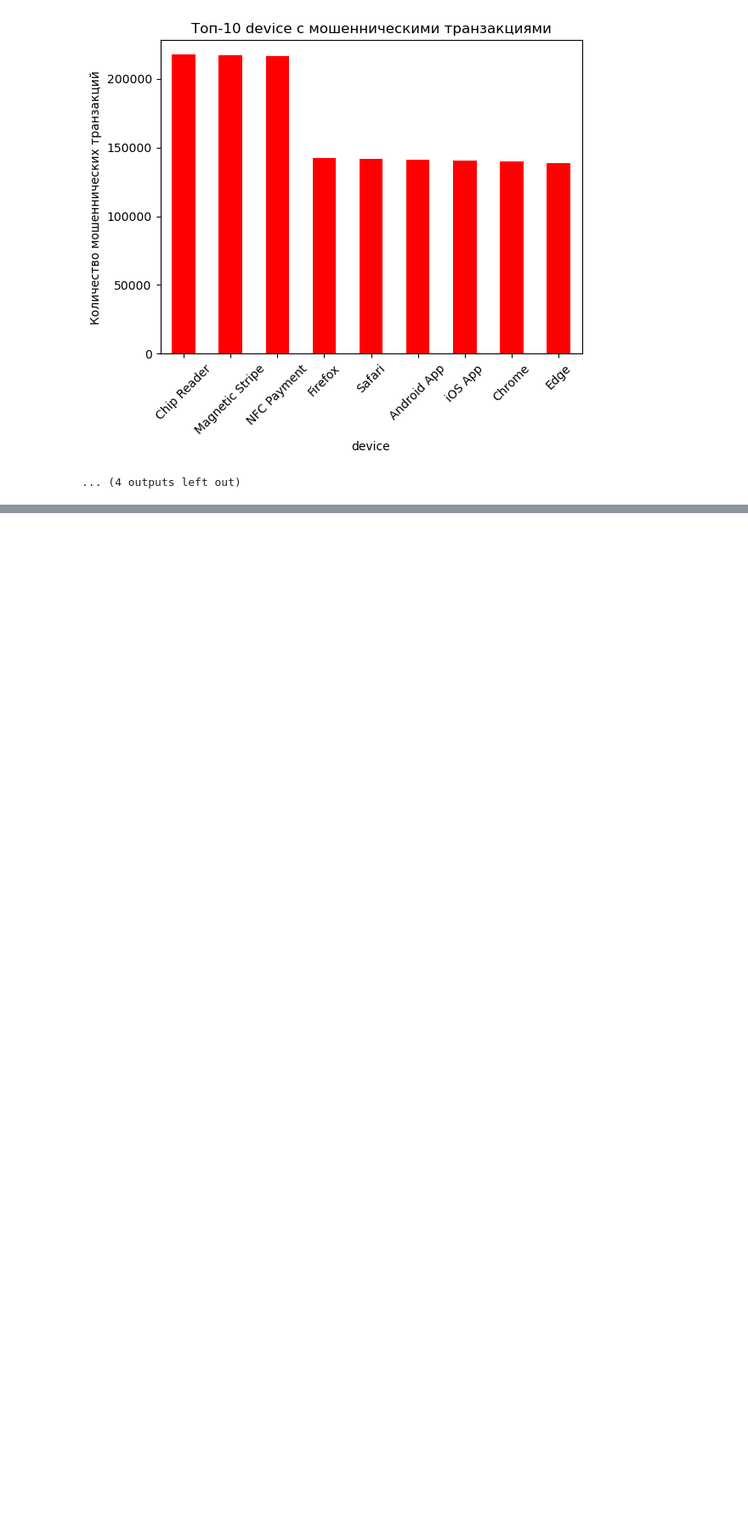
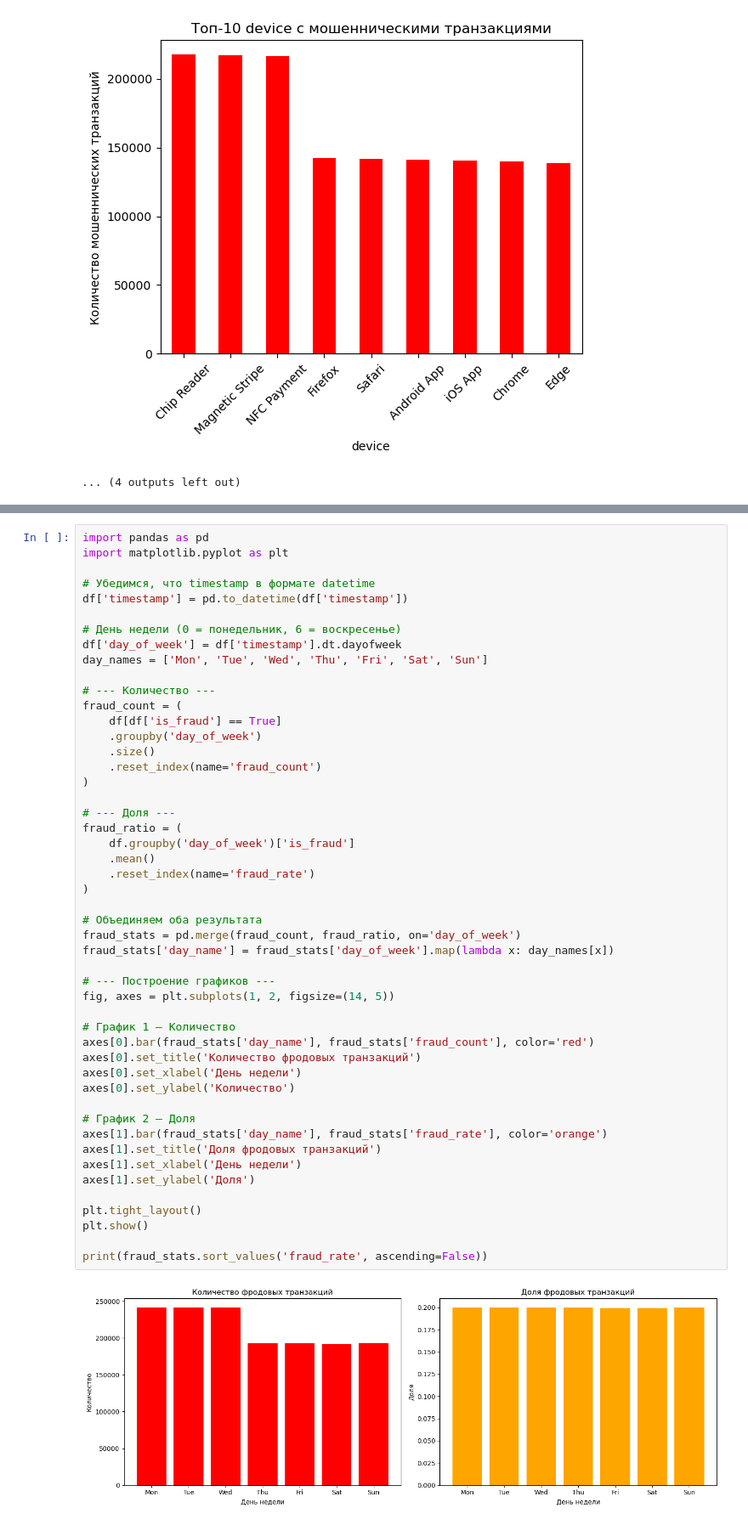
Before and after one commit to milyaushas/transactions-data-research, a Jupyter notebook: EDA.ipynb, the cells around one changed output, grey strips where cells are left out. Shown at 85% size. Cells and saved outputs as stored; diff of their text form; blank space fills up the shorter version.

```diff
--- a/EDA.ipynb
+++ b/EDA.ipynb
@@ -189,0 +300,51 @@ Name: count, dtype: int64
+# %%
+import pandas as pd
+import matplotlib.pyplot as plt
+
+# Убедимся, что timestamp в формате datetime
+df['timestamp'] = pd.to_datetime(df['timestamp'])
+
+# День недели (0 = понедельник, 6 = воскресенье)
+df['day_of_week'] = df['timestamp'].dt.dayofweek
+day_names = ['Mon', 'Tue', 'Wed', 'Thu', 'Fri', 'Sat', 'Sun']
+
+# --- Количество ---
+fraud_count = (
+    df[df['is_fraud'] == True]
+    .groupby('day_of_week')
+    .size()
+    .reset_index(name='fraud_count')
+)
+
+# --- Доля ---
+fraud_ratio = (
+    df.groupby('day_of_week')['is_fraud']
+    .mean()
+    .reset_index(name='fraud_rate')
+)
+
+# Объединяем оба результата
+fraud_stats = pd.merge(fraud_count, fraud_ratio, on='day_of_week')
+fraud_stats['day_name'] = fraud_stats['day_of_week'].map(lambda x: day_names[x])
+
+# --- Построение графиков ---
+fig, axes = plt.subplots(1, 2, figsize=(14, 5))
+
+# График 1 — Количество
+axes[0].bar(fraud_stats['day_name'], fraud_stats['fraud_count'], color='red')
+axes[0].set_title('Количество фродовых транзакций')
+axes[0].set_xlabel('День недели')
+axes[0].set_ylabel('Количество')
+
+# График 2 — Доля
+axes[1].bar(fraud_stats['day_name'], fraud_stats['fraud_rate'], color='orange')
+axes[1].set_title('Доля фродовых транзакций')
+axes[1].set_xlabel('День недели')
+axes[1].set_ylabel('Доля')
+
+plt.tight_layout()
+plt.show()
+
+print(fraud_stats.sort_values('fraud_rate', ascending=False))
+# %% [output]
+[figure, added]
```
Also changed, not shown: parts of 6 cells of this notebook.
